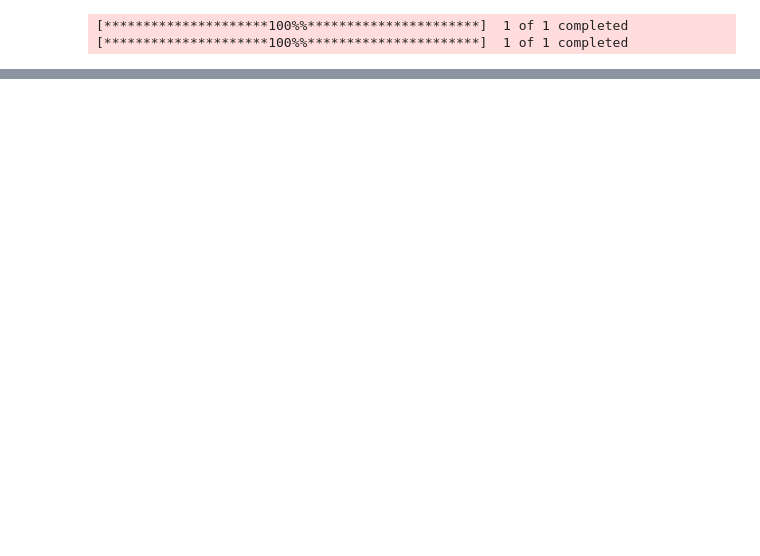
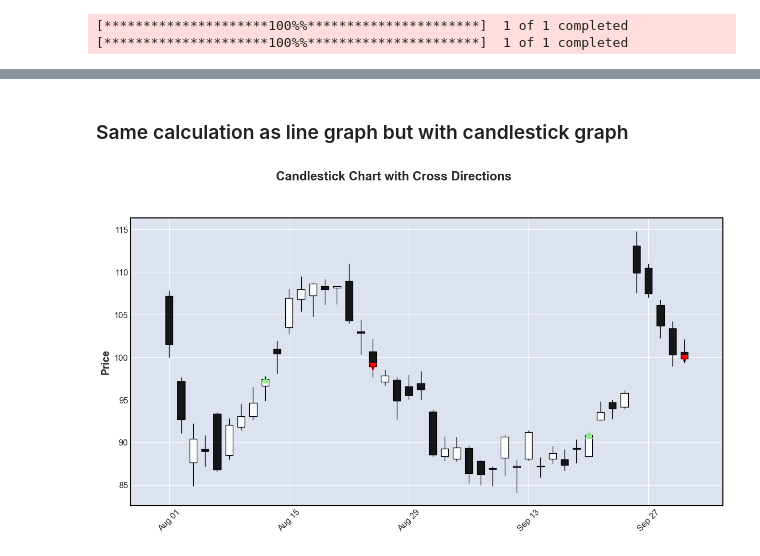
Before and after one commit to rindel/labs, a Jupyter notebook: ticker_technical_analysis.ipynb, the cells around one changed output, grey strips where cells are left out. Cells and saved outputs as stored; diff of their text form; code cells hidden in the pictures; blank space fills up the shorter version.

```diff
--- a/ticker_technical_analysis.ipynb
+++ b/ticker_technical_analysis.ipynb
@@ -226,0 +249,29 @@ add intra day 1 hour into the calc
+# %% [markdown]
+### Same calculation as line graph but with candlestick graph
+# %%
+# Plot the candlestick chart with the custom black background
+mpf.plot(
+    df,
+    type='candle',
+    title='Candlestick Chart with Cross Directions',
+    figsize=(16, 8),
+    ylabel='Price',
+    addplot=[
+        mpf.make_addplot(
+            np.where(df['Cross_Direction'] == 'crossed up', df['Close'], np.nan),
+            type='scatter',
+            markersize=100,  # Marker size
+            marker='^',      # Upward triangle for 'crossed up'
+            color='lightgreen'  # Color for 'crossed up'
+        ),
+        mpf.make_addplot(
+            np.where(df['Cross_Direction'] == 'crossed down', df['Close'], np.nan),
+            type='scatter',
+            markersize=100,  # Marker size
+            marker='v',      # Downward triangle for 'crossed down'
+            color='red'      # Color for 'crossed down'
+        )
+    ]
+)
+# %% [output]
+[figure, added]
```
Also changed, not shown: parts of 18 cells of this notebook.
